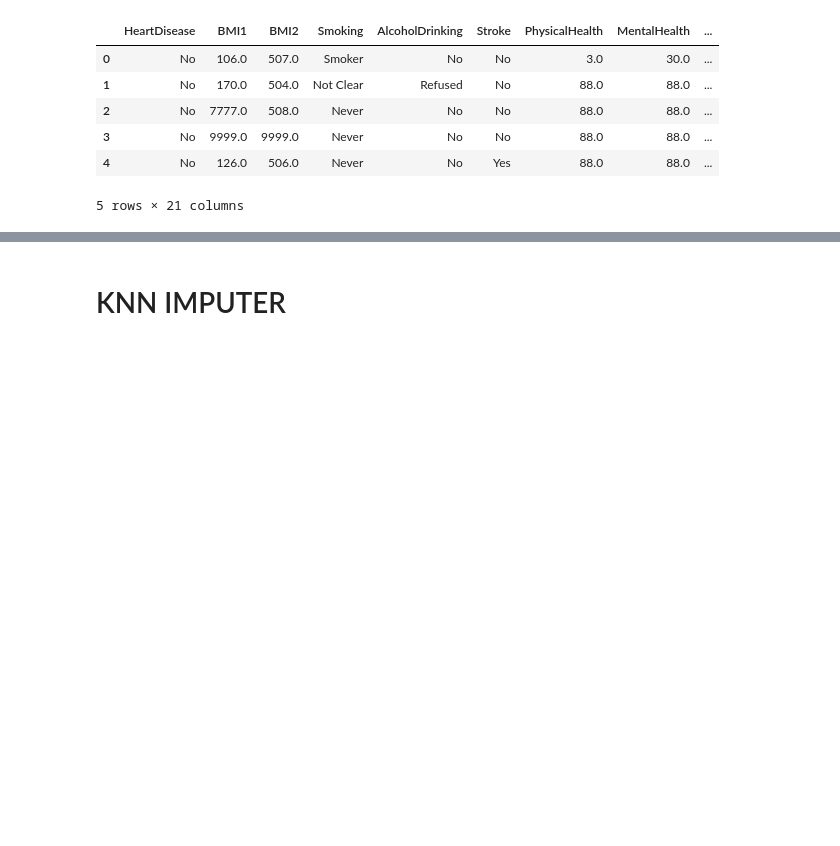
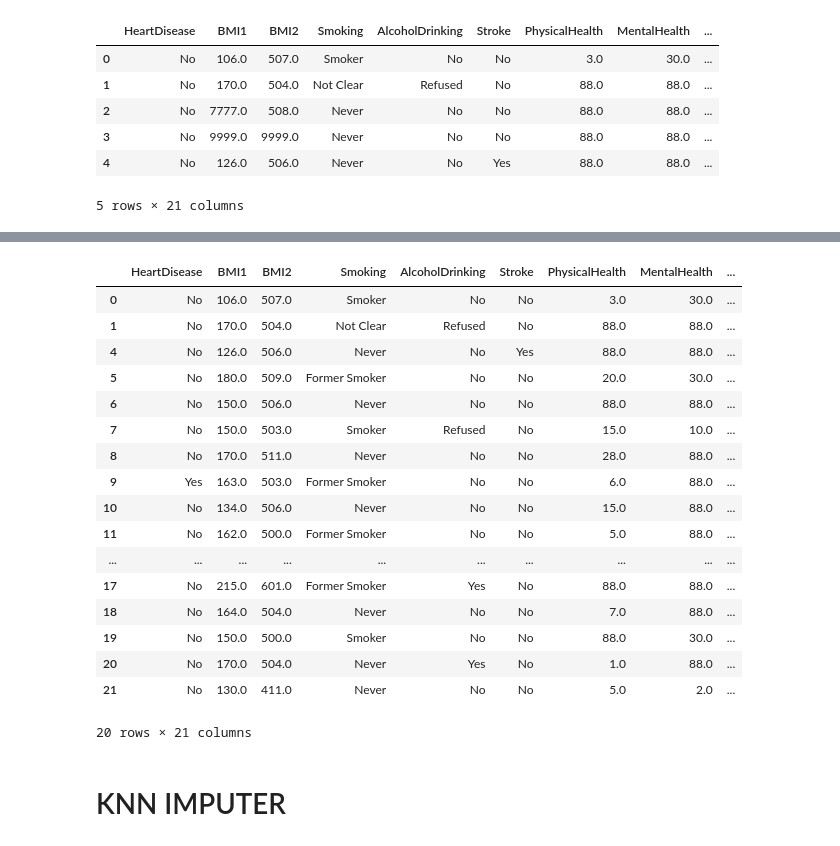
Before and after one commit to yahyamomtaz/Heart-Attack-Project, a Jupyter notebook: heart-attack-complete-project.ipynb, the cells around one changed output, grey strips where cells are left out. Cells and saved outputs as stored; diff of their text form; code cells hidden in the pictures; blank space fills up the shorter version.

```diff
--- a/heart-attack-complete-project.ipynb
+++ b/heart-attack-complete-project.ipynb
@@ -400,3 +607,24 @@ df.head()
+# %%
+df[df['clus'] == 2].head(20)
+# %% [output]
+|  | HeartDisease | BMI1 | BMI2 | Smoking | AlcoholDrinking | Stroke | PhysicalHealth | MentalHealth | ... |
+| 0 | No | 106.0 | 507.0 | Smoker | No | No | 3.0 | 30.0 | ... |
+| 1 | No | 170.0 | 504.0 | Not Clear | Refused | No | 88.0 | 88.0 | ... |
+| 4 | No | 126.0 | 506.0 | Never | No | Yes | 88.0 | 88.0 | ... |
+| 5 | No | 180.0 | 509.0 | Former Smoker | No | No | 20.0 | 30.0 | ... |
+| 6 | No | 150.0 | 506.0 | Never | No | No | 88.0 | 88.0 | ... |
+| 7 | No | 150.0 | 503.0 | Smoker | Refused | No | 15.0 | 10.0 | ... |
+| 8 | No | 170.0 | 511.0 | Never | No | No | 28.0 | 88.0 | ... |
+| 9 | Yes | 163.0 | 503.0 | Former Smoker | No | No | 6.0 | 88.0 | ... |
+| 10 | No | 134.0 | 506.0 | Never | No | No | 15.0 | 88.0 | ... |
+| 11 | No | 162.0 | 500.0 | Former Smoker | No | No | 5.0 | 88.0 | ... |
+| ... | ... | ... | ... | ... | ... | ... | ... | ... | ... |
+| 17 | No | 215.0 | 601.0 | Former Smoker | Yes | No | 88.0 | 88.0 | ... |
+| 18 | No | 164.0 | 504.0 | Never | No | No | 7.0 | 88.0 | ... |
+| 19 | No | 150.0 | 500.0 | Smoker | No | No | 88.0 | 30.0 | ... |
+| 20 | No | 170.0 | 504.0 | Never | Yes | No | 1.0 | 88.0 | ... |
+| 21 | No | 130.0 | 411.0 | Never | No | No | 5.0 | 2.0 | ... |
+20 rows × 21 columns
 # %% [markdown]
 # KNN IMPUTER
 # %%
```
Also changed, not shown: parts of 19 cells of this notebook, 1 other file.
